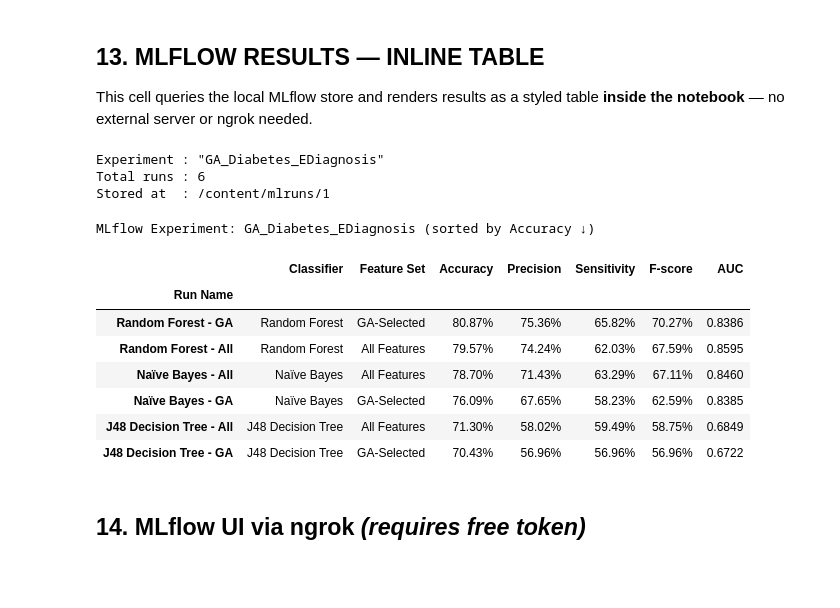
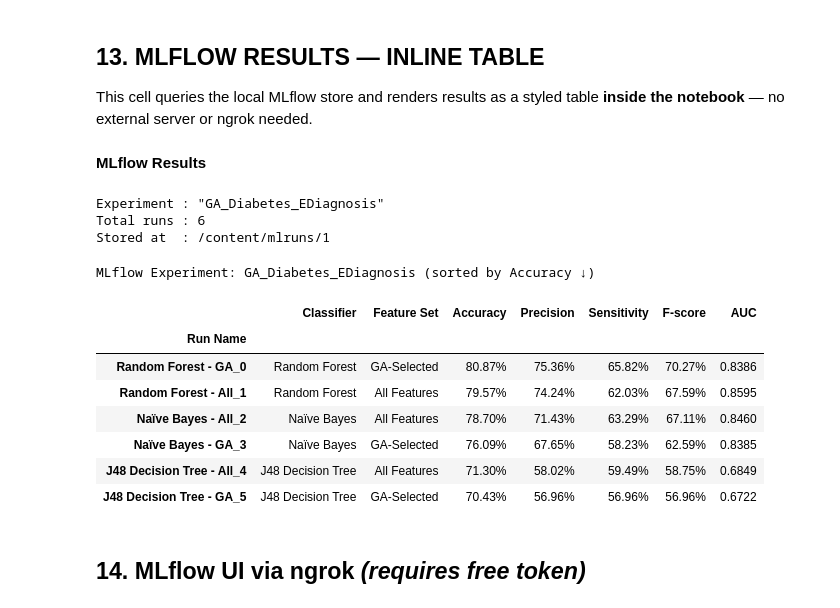
Before and after one commit to DeepInsightCoder/Programming-for-AI-Tasks, a Jupyter notebook: Implementation.ipynb, the cells around one changed output. Cells and saved outputs as stored; diff of their text form; code cells hidden in the pictures; blank space fills up the shorter version.

```diff
--- a/Implementation.ipynb
+++ b/Implementation.ipynb
@@ -707,13 +706,15 @@ If the GA chromosome selects these features autonomously, it confirms:
 ## 13. MLFLOW RESULTS — INLINE TABLE
 
 This cell queries the local MLflow store and renders results as a styled table **inside the notebook** — no external server or ngrok needed.
+# %% [markdown]
+**MLflow Results**
 # %%
-# ══ MLflow Results — Inline Styled Table (no ngrok / no external server) ══════
 client     = mlflow.tracking.MlflowClient()
 experiment = client.get_experiment_by_name('GA_Diabetes_EDiagnosis')
 
 if experiment is None:
     print('No MLflow experiment found — run Section 9 first.')
+
 else:
     runs = client.search_runs(
         experiment_ids=[experiment.experiment_id],
@@ -721,51 +722,68 @@ else:
     )
 
     records = []
-    for r in runs:
+
+    for i, r in enumerate(runs):
+
         row = {
-            'Run Name'   : r.data.tags.get('mlflow.runName', r.info.run_id[:8]),
+            'Run Name'   : f"{r.data.tags.get('mlflow.runName', 'Run')}_{i}",
             'Classifier' : r.data.params.get('Classifier', '—'),
             'Feature Set': r.data.params.get('Feature_Set', '—'),
         }
+
         for metric in METRICS:
-            row[metric] = round(r.data.metrics.get(metric, float('nan')), 4)
+            row[metric] = round(
+                r.data.metrics.get(metric, float('nan')), 4
+            )
+
         records.append(row)
 
     mlflow_df = pd.DataFrame(records).set_index('Run Name')
 
     print(f'Experiment : "{experiment.name}"')
     print(f'Total runs : {len(runs)}')
     print(f'Stored at  : {experiment.artifact_location}\n')
 
     display(
         mlflow_df.style
             .format({
                 'Accuracy'   : '{:.2%}',
                 'Precision'  : '{:.2%}',
                 'Sensitivity': '{:.2%}',
                 'F-score'    : '{:.2%}',
                 'AUC'        : '{:.4f}',
             })
-            .background_gradient(subset=['Accuracy'], cmap='YlGn')
-            .background_gradient(subset=['AUC'],      cmap='YlGn')
-            .set_caption('MLflow Experiment: GA_Diabetes_EDiagnosis (sorted by Accuracy ↓)')
+            .background_gradient(
+                subset=['Accuracy'],
+                cmap='YlGn'
+            )
+            .background_gradient(
+                subset=['AUC'],
+                cmap='YlGn'
+            )
+            .set_caption(
+                'MLflow Experiment: GA_Diabetes_EDiagnosis (sorted by Accuracy ↓)'
+            )
             .set_table_styles([{
                 'selector': 'caption',
-                'props': [('font-size', '13px'), ('font-weight', 'bold')]
+                'props': [
+                    ('font-size', '13px'),
+                    ('font-weight', 'bold')
+                ]
             }])
     )
 # %% [output]
 Experiment : "GA_Diabetes_EDiagnosis"
 Total runs : 6
 Stored at  : /content/mlruns/1
 MLflow Experiment: GA_Diabetes_EDiagnosis (sorted by Accuracy ↓)
 |  | Classifier | Feature Set | Accuracy | Precision | Sensitivity | F-score | AUC |
 | Run Name |  |  |  |  |  |  |  |
-| Random Forest - GA | Random Forest | GA-Selected | 80.87% | 75.36% | 65.82% | 70.27% | 0.8386 |
-| Random Forest - All | Random Forest | All Features | 79.57% | 74.24% | 62.03% | 67.59% | 0.8595 |
-| Naïve Bayes - All | Naïve Bayes | All Features | 78.70% | 71.43% | 63.29% | 67.11% | 0.8460 |
-| Naïve Bayes - GA | Naïve Bayes | GA-Selected | 76.09% | 67.65% | 58.23% | 62.59% | 0.8385 |
-| J48 Decision Tree - All | J48 Decision Tree | All Features | 71.30% | 58.02% | 59.49% | 58.75% | 0.6849 |
-| J48 Decision Tree - GA | J48 Decision Tree | GA-Selected | 70.43% | 56.96% | 56.96% | 56.96% | 0.6722 |
+| Random Forest - GA_0 | Random Forest | GA-Selected | 80.87% | 75.36% | 65.82% | 70.27% | 0.8386 |
+| Random Forest - All_1 | Random Forest | All Features | 79.57% | 74.24% | 62.03% | 67.59% | 0.8595 |
+| Naïve Bayes - All_2 | Naïve Bayes | All Features | 78.70% | 71.43% | 63.29% | 67.11% | 0.8460 |
+| Naïve Bayes - GA_3 | Naïve Bayes | GA-Selected | 76.09% | 67.65% | 58.23% | 62.59% | 0.8385 |
+| J48 Decision Tree - All_4 | J48 Decision Tree | All Features | 71.30% | 58.02% | 59.49% | 58.75% | 0.6849 |
+| J48 Decision Tree - GA_5 | J48 Decision Tree | GA-Selected | 70.43% | 56.96% | 56.96% | 56.96% | 0.6722 |
 # %% [markdown]
 ## 14. MLflow UI via ngrok  *(requires free token)*
```
Also changed, not shown: parts of 7 cells of this notebook.
